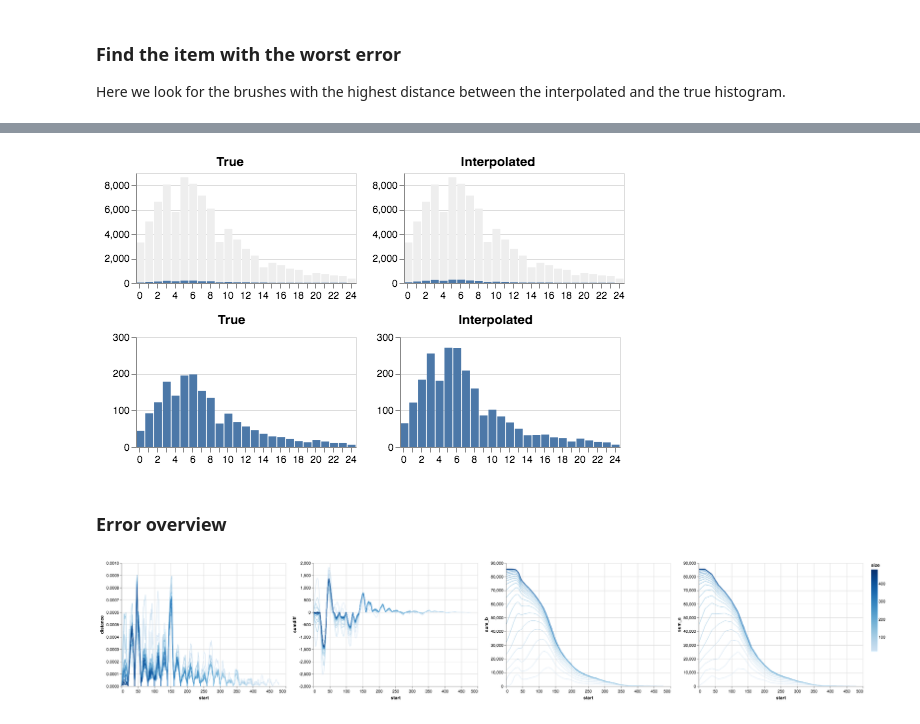
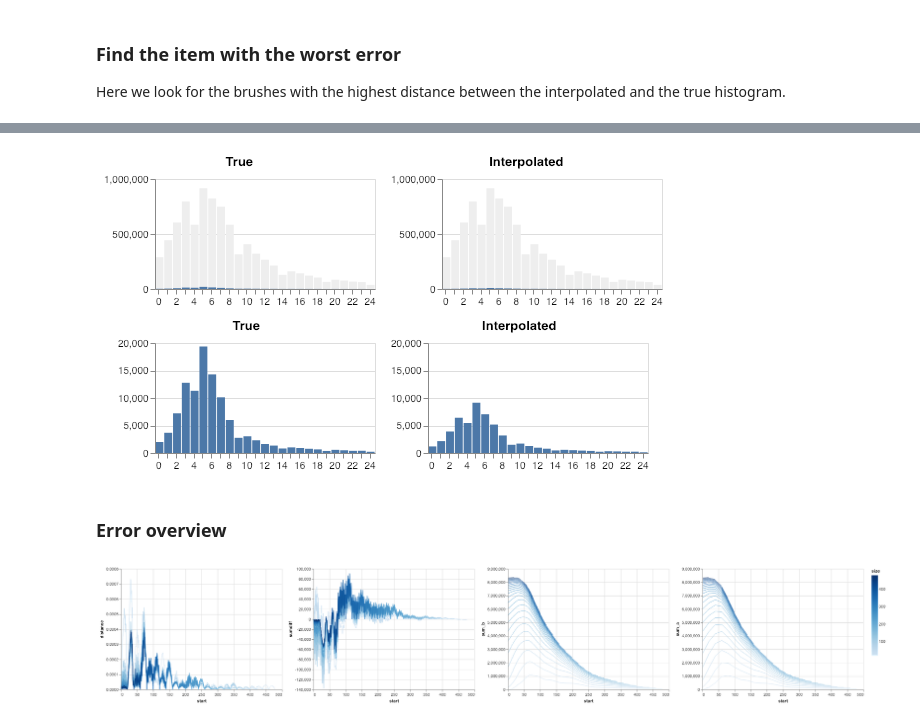
Before and after one commit to vega/falcon, a Jupyter notebook: data/error analysis.ipynb, the cells around one changed output, grey strips where cells are left out. Drawn from its saved outputs; the diff is of its cells as text; code cells hidden in the pictures.

```diff
--- a/data/error analysis.ipynb
+++ b/data/error analysis.ipynb
@@ -12,8 +11,8 @@ from pyemd import emd, emd_samples
 # %% [markdown]
 First, load the dataset.
 # %%
-size = 100000
-raw = pd.read_csv('flights-10m.csv', nrows=size)
+raw = pd.read_csv('flights-10m.csv')
+# raw = pd.read_csv('flights-10m.csv', nrows=10000000)
 # %%
 raw.head(10)
 # %% [output]
@@ -41,3 +44,20 @@ bins = 25
+# %%
+ranges = {
+    "AirTime": [0, 300],
+    "ArrDelay": [-20, 50],
+    "DepTime": [0, 2400],
+    "ArrTime": [0, 2400],
+    "DepDelay": [-10, 50],
+    "Distance": [200, 2000]
+}
+
+active = "AirTime"
+passive = "ArrDelay"
+active_range = ranges[active]
+passive_range = ranges[passive]
+
+pixels = 500
+bins = 25
 # %%
 df = raw[
     (active_range[0] <= raw[active]) & (raw[active] < active_range[1]) &
@@ -160,13 +180,23 @@ for size in range(min_brush, pixels, 20):
         factor = hist_b.max() / unfiltered.max()
 #         factor = 1
 
-        d = stats.wasserstein_distance(np.arange(bins)/(bins-1), np.arange(bins)/(bins-1), hist_a, hist_b) * factor
+        if sum(hist_a) == 0 and sum(hist_b) == 0:
+            w = 0
+        if sum(hist_a) == 0 or sum(hist_b) == 0:
+            print(f"Skipped comparison because one histogram is zero at {start} with size {size}")
+            continue
+        else:
+            # we are computing the distance over a distribution from 0 to 1
+            w = stats.wasserstein_distance(np.arange(bins)/(bins-1), np.arange(bins)/(bins-1), hist_a, hist_b)
+
+        w = stats.wasserstein_distance(np.arange(bins)/(bins-1), np.arange(bins)/(bins-1), hist_a, hist_b)
+        d = w * factor
 
         sumdiff = hist_a.sum() - hist_b.sum()
 
-        data.append([start, size, d, hist_a.sum(), hist_b.sum(), sumdiff])
+        data.append([start, size, d, w, hist_a.sum(), hist_b.sum(), sumdiff])
 
-distances = pd.DataFrame(data, columns=["start", "size", "distance", "sum_a", "sum_b", "sumdiff"])
+distances = pd.DataFrame(data, columns=["start", "size", "distance", "wasserstein", "sum_a", "sum_b", "sumdiff"])
 # %% [output]
 Minimum brush size: 20
 # %%
@@ -198,35 +262,35 @@ Name: 3947, dtype: float64
 # %%
 start = int(worst.start)
 end = int(worst.start + worst.size)
 
 hists = pd.DataFrame(data={
     'count': cdf[end] - cdf[start],
     'interpolated': interpolated_cdf[end] - interpolated_cdf[start],
     'unfiltered': unfiltered,
     'bins': np.arange(len(unfiltered))
 })
 
 base = alt.Chart(hists).mark_bar().encode(
     x=alt.X("bins:O", title=None, axis=alt.Axis(labelAngle=0))
 ).properties(width=220, height=110)
 
 alt.vconcat(base.properties(title="True").encode(
     y=alt.Y("unfiltered:Q", title=None),
     color=alt.ValueDef("#eee")
 ) + base.encode(
     y=alt.Y("count:Q", title=None),
 ) | base.properties(title="Interpolated").encode(
     y=alt.Y("unfiltered:Q", title=None),
     color=alt.ValueDef("#eee")
 ) + base.encode(
     y=alt.Y("interpolated:Q", title=None),
 ), base.properties(title="True").encode(
-    y=alt.Y("count:Q", title=None, scale=alt.Scale(domain=[0,300])),
+    y=alt.Y("count:Q", title=None, scale=alt.Scale(domain=[0,20000])),
 ) | base.properties(title="Interpolated").encode(
-    y=alt.Y("interpolated:Q", title=None, scale=alt.Scale(domain=[0,300])),
+    y=alt.Y("interpolated:Q", title=None, scale=alt.Scale(domain=[0,20000])),
 ))
 # %% [output]
-[figure, old version]
+[figure, new version]
 # %% [markdown]
 ### Error overview
 # %%
@@ -252,4 +316,4 @@ alt.Chart(distances).mark_line(strokeWidth=1).encode(
     color="size:Q"
 )
 # %% [output]
-[figure, old version]
+[figure, new version]
```
Also changed, not shown: parts of 16 cells of this notebook, 1 other file.
